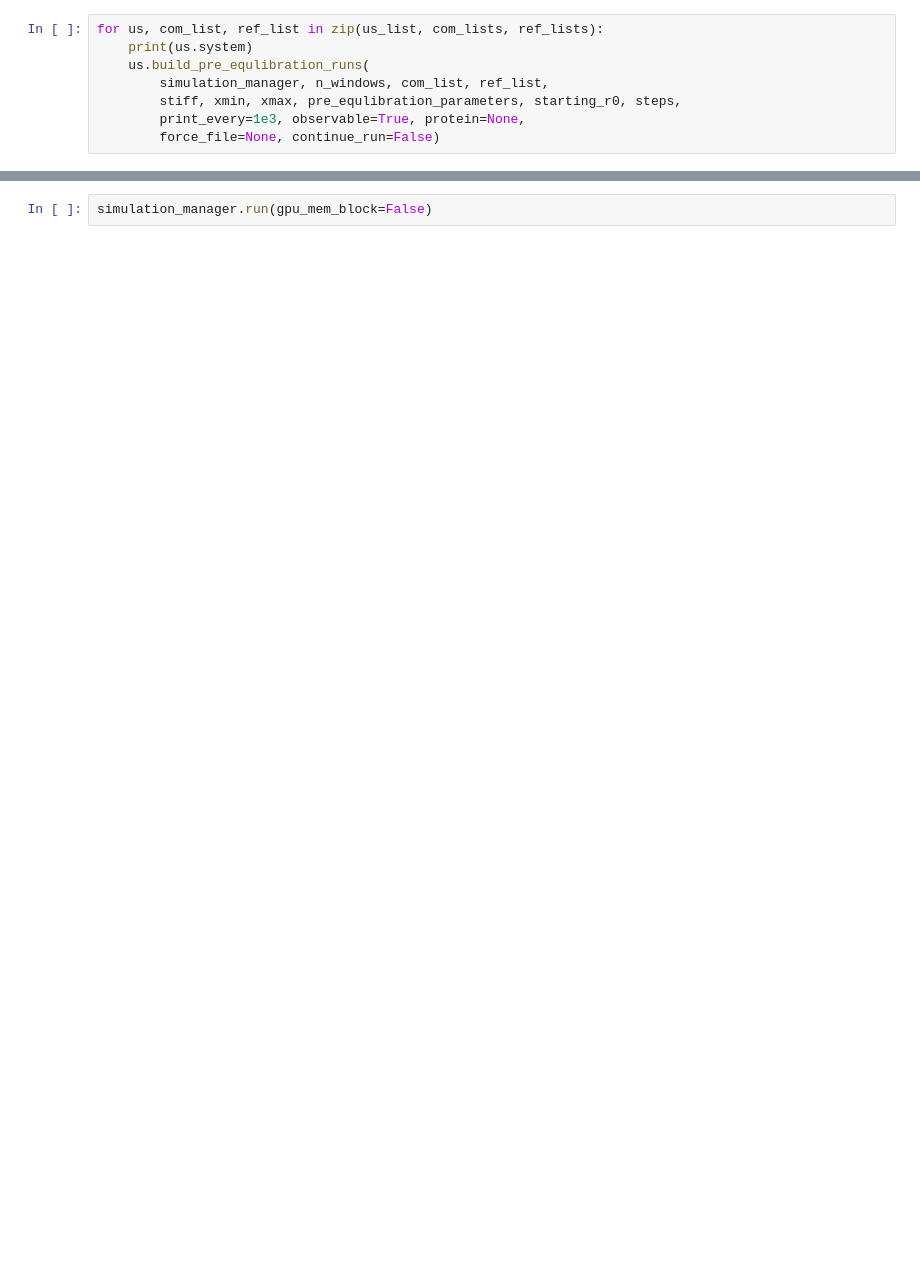
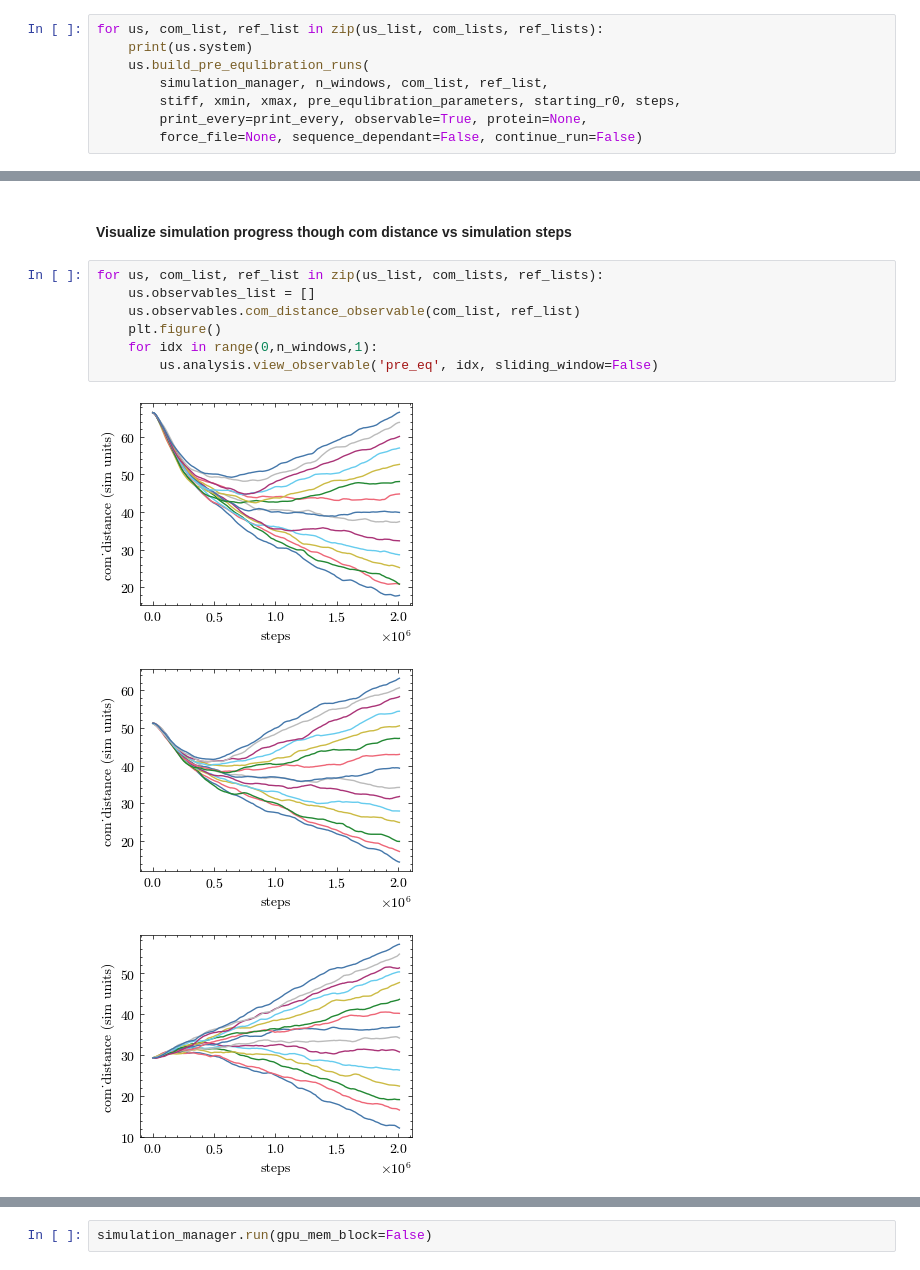
Before and after one commit to mlsample/ipy_oxDNA, a Jupyter notebook: examples/tutorials/origami_tile_N_nt_overhangs_gpu/origami_tile_N_nt_overhangs_gpu.ipynb, the cells around one changed output, grey strips where cells are left out. Cells and saved outputs as stored; diff of their text form; blank space fills up the shorter version.

```diff
--- a/examples/tutorials/origami_tile_N_nt_overhangs_gpu/origami_tile_N_nt_overhangs_gpu.ipynb
+++ b/examples/tutorials/origami_tile_N_nt_overhangs_gpu/origami_tile_N_nt_overhangs_gpu.ipynb
@@ -50,5 +76,5 @@ for us, com_list, ref_list in zip(us_list, com_lists, ref_lists):
     us.build_pre_equlibration_runs(
         simulation_manager, n_windows, com_list, ref_list,
         stiff, xmin, xmax, pre_equlibration_parameters, starting_r0, steps,
-        print_every=1e3, observable=True, protein=None,
-        force_file=None, continue_run=False)
+        print_every=print_every, observable=True, protein=None,
+        force_file=None, sequence_dependant=False, continue_run=False)
@@ -54,0 +85,13 @@ for us, com_list, ref_list in zip(us_list, com_lists, ref_lists):
+# %% [markdown]
+#### Visualize simulation progress though com distance vs simulation steps
+# %%
+for us, com_list, ref_list in zip(us_list, com_lists, ref_lists):
+    us.observables_list = []
+    us.observables.com_distance_observable(com_list, ref_list)
+    plt.figure()
+    for idx in range(0,n_windows,1):
+        us.analysis.view_observable('pre_eq', idx, sliding_window=False)
+# %% [output]
+[figure, added]
+[figure, added]
+[figure, added]
```
Also changed, not shown: parts of 27 cells of this notebook, 3 other files.
